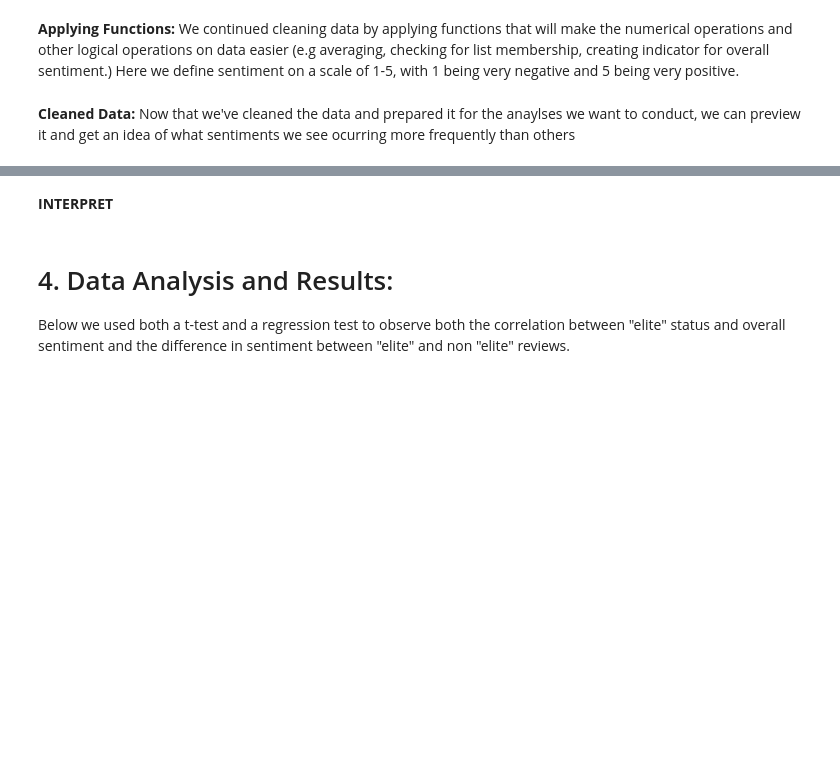
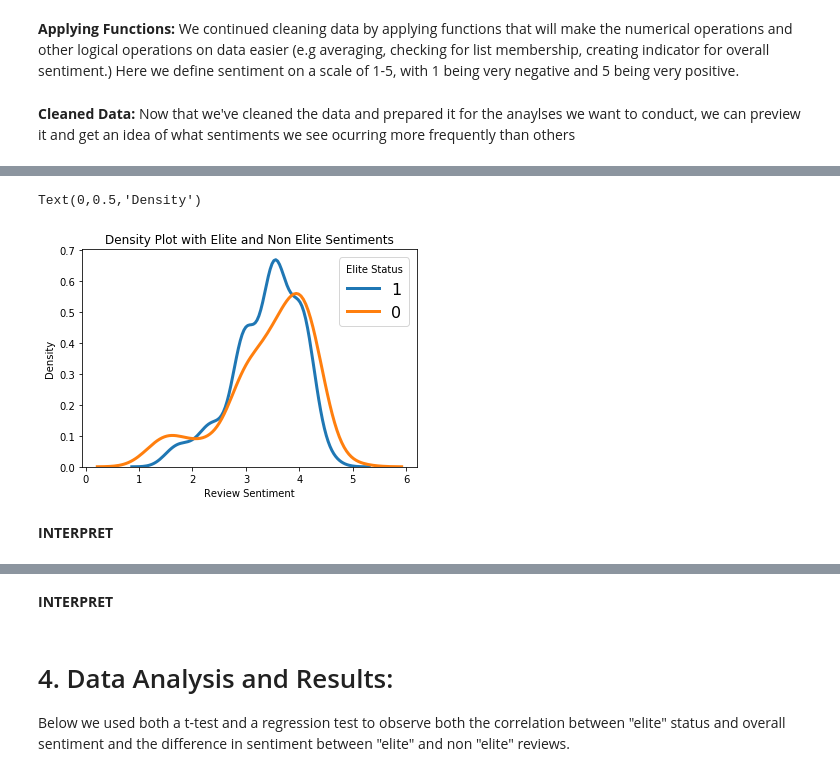
Before and after one commit to Acbaez/YelpReviewData, a Jupyter notebook: FinalProject.ipynb, the cells around one changed output, grey strips where cells are left out. Saved outputs shown, nothing was run; the diff lists cells and outputs as text; code cells hidden in the pictures; blank space fills up the shorter version.

```diff
--- a/FinalProject.ipynb
+++ b/FinalProject.ipynb
@@ -245,3 +247,25 @@ df.head(20)
+# %%
+elite_status = [1,0]
+
+for elite in elite_status:
+    # Subset to the airline
+    subset = df[df['Elite_Reviewer'] == elite]
+
+    # Draw the density plot
+    sns.distplot(subset['critical_index'], hist = False, kde = True,
+                 kde_kws = {'linewidth': 3},
+                 label = elite)
+
+# Plot formatting
+plt.legend(prop={'size': 16}, title = 'Elite Status')
+plt.title('Density Plot with Elite and Non Elite Sentiments')
+plt.xlabel('Review Sentiment')
+plt.ylabel('Density')
+# %% [output]
+Text(0,0.5,'Density')
+[figure, added]
+# %% [markdown]
+**INTERPRET**
 # %%
 #create and label boxplot
 elite_reviews = df.loc[df['Elite_Reviewer'] == True]['critical_index']
```
Also changed, not shown: parts of 7 cells of this notebook.
